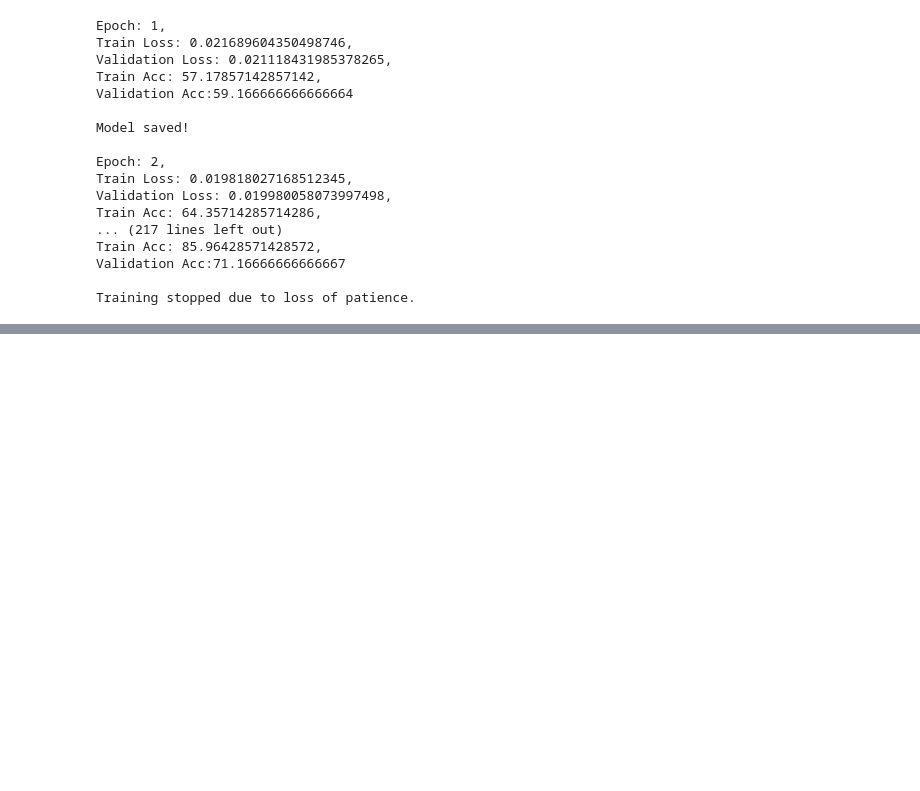
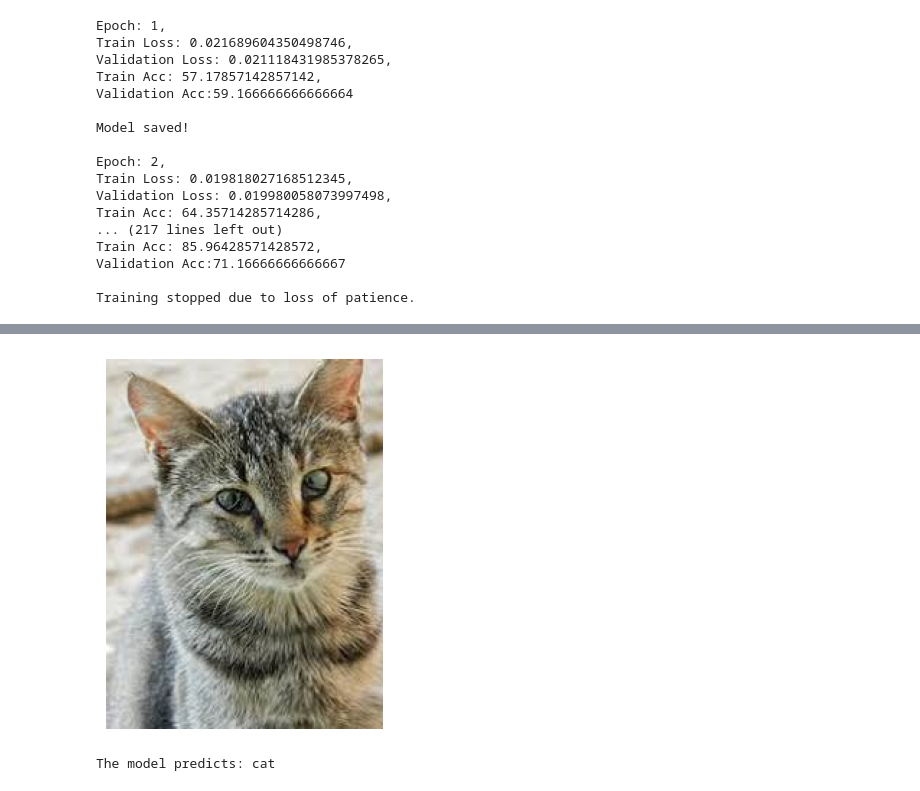
Before and after one commit to chandler20060524-droid/dog_vs_cat_image_classification, a Jupyter notebook: dogs_vs_cats.ipynb, the cells around one changed output, grey strips where cells are left out. Drawn from its saved outputs; the diff is of its cells as text; code cells hidden in the pictures; blank space fills up the shorter version.

```diff
--- a/dogs_vs_cats.ipynb
+++ b/dogs_vs_cats.ipynb
@@ -241,0 +270,5 @@ Training stopped due to loss of patience.
+# %%
+predict_image("imgs/cat2.jpg")
+# %% [output]
+[figure, added]
+The model predicts: cat
```
Also changed, not shown: parts of 10 cells of this notebook, 7 other files.
